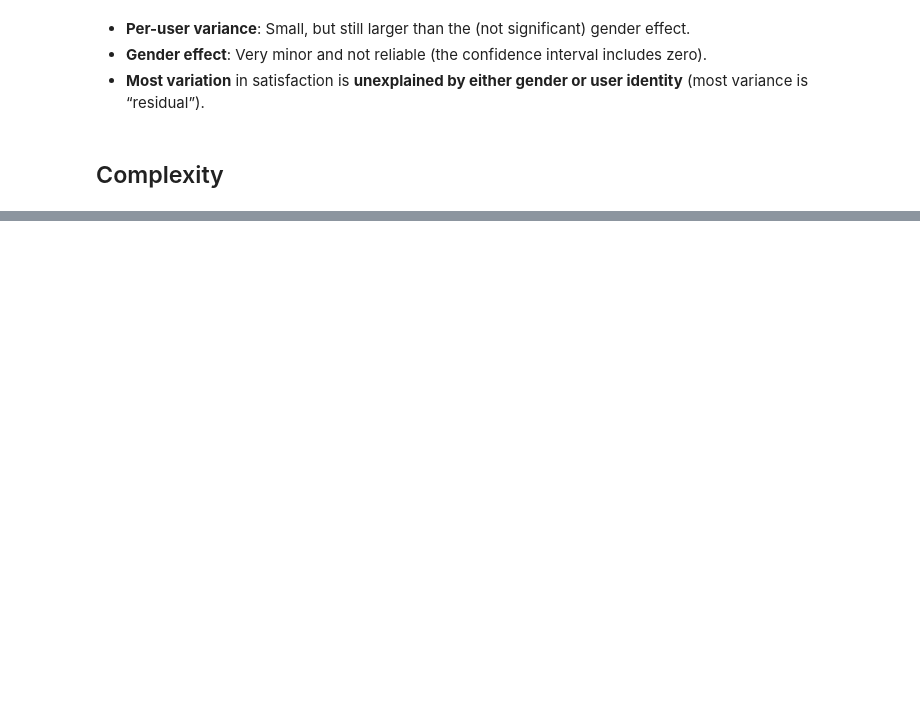
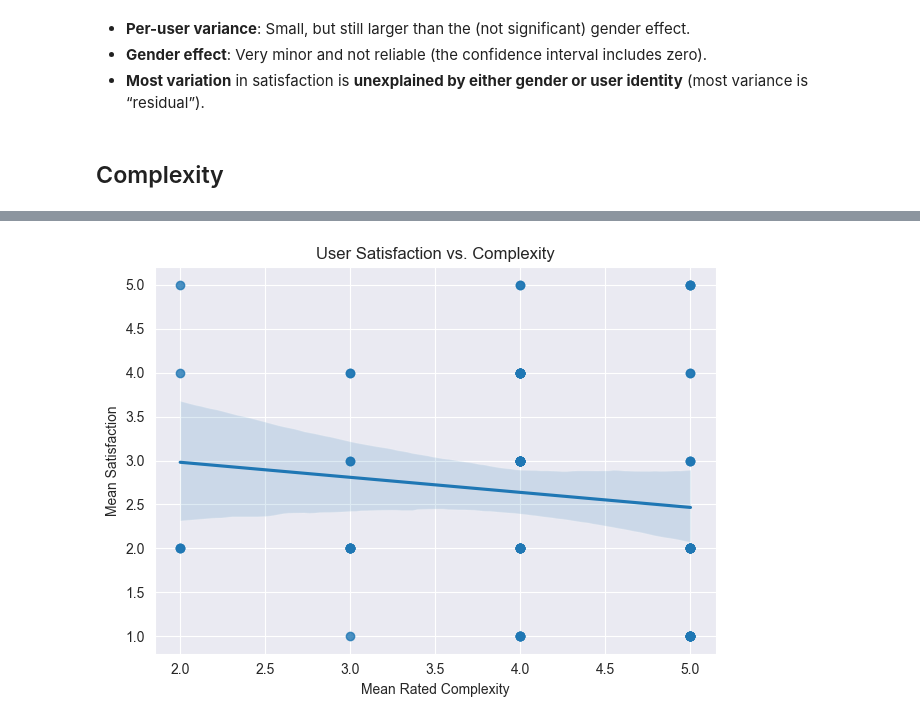
Before and after one commit to Mayaryin/GenderInfluenceInCodeGeneration, a Jupyter notebook: notebooks/user_statistics/Satisfaction.ipynb, the cells around one changed output, grey strips where cells are left out. Drawn from its saved outputs; the diff is of its cells as text; code cells hidden in the pictures; blank space fills up the shorter version.

```diff
--- a/notebooks/user_statistics/Satisfaction.ipynb
+++ b/notebooks/user_statistics/Satisfaction.ipynb
@@ -174,0 +341,14 @@ mean_complexity:
+# %%
+import seaborn as sns
+import matplotlib.pyplot as plt
+
+corr_df = users[['satisfaction_code', 'complexity_code']]
+
+sns.regplot(x='satisfaction_code', y='complexity_code', data=corr_df)
+plt.xlabel('Mean Rated Complexity')
+plt.ylabel('Mean Satisfaction')
+plt.title('User Satisfaction vs. Complexity')
+plt.tight_layout()
+plt.show()
+# %% [output]
+[figure, added]
```
Also changed, not shown: parts of 15 cells of this notebook, 16 other files.
